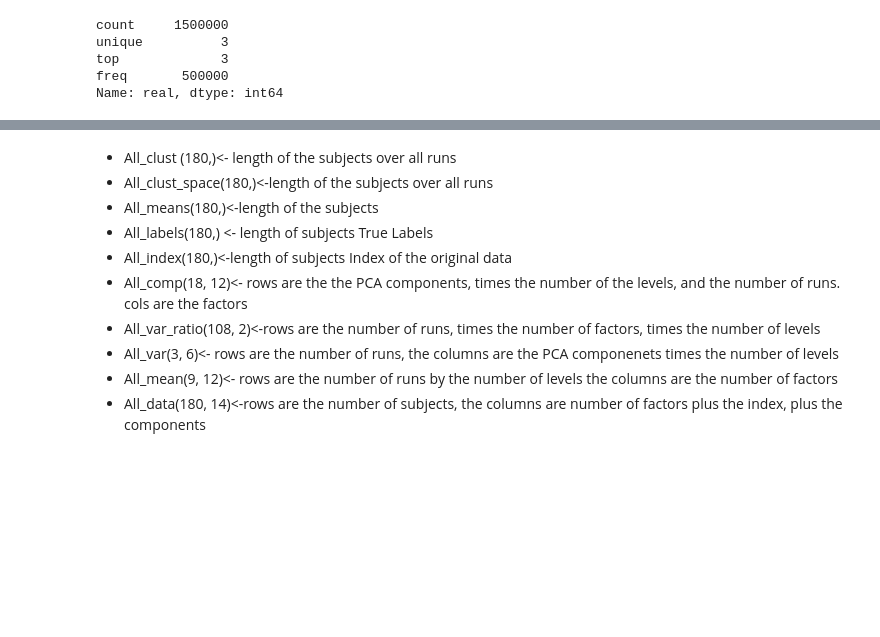
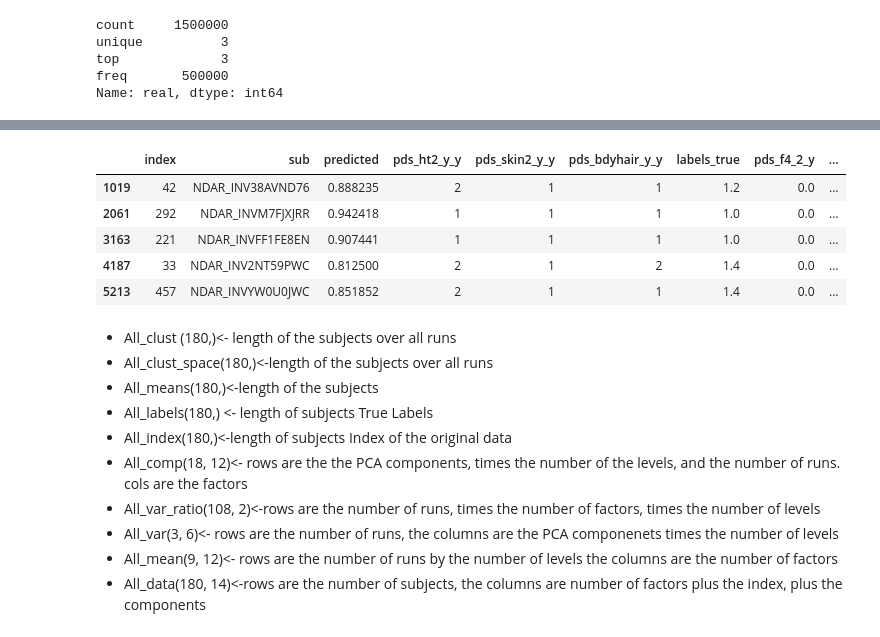
Before and after one commit to grace-shearrer/ABCD, a Jupyter notebook: ohBoy_Kmeans.ipynb, the cells around one changed output, grey strips where cells are left out. Drawn from its saved outputs; the diff is of its cells as text; code cells hidden in the pictures; blank space fills up the shorter version.

```diff
--- a/ohBoy_Kmeans.ipynb
+++ b/ohBoy_Kmeans.ipynb
@@ -741 +765,38 @@ total_g.to_csv('/Users/gracer/Google Drive/ABCD/important_txt/male_puberty_ana.c
+# %%
+# identify the columns we want to aggregate by; this could
+# equivalently be defined as list(df.columns[0:3])
+group_cols = ['sub']
+# identify the columns which we want to average; this could
+# equivalently be defined as list(df.columns[4:])
+metric_cols = ['predicted', 'real', u'pds_ht2_y_x',
+       'pds_skin2_y_x', 'pds_bdyhair_y_x','pds_m4_y_x', 'pds_m5_y_x',
+       'interview_age_x', 'anthroheightcalc_x', 'anthroweightcalc_x',
+       'anthro_waist_cm_x','hormone_scr_dhea_mean_x',
+       'hormone_scr_hse_mean_x', 'pds_ht2_y_y', 'pds_skin2_y_y',
+       'pds_bdyhair_y_y', 'labels_true', 'pds_f4_2_y', 'pds_f5_y',
+       'pds_m4_y_y', 'pds_m5_y_y', 'interview_age_y', 'gender',
+       'anthroheightcalc_y', 'anthroweightcalc_y', 'anthro_waist_cm_y',
+       'hormone_scr_dhea_mean_y', 'hormone_scr_hse_mean_y',
+       'hormone_scr_ert_mean', 'sex']
+
+# create a new DataFrame with a MultiIndex consisting of the group_cols
+# and a column for the mean of each column in metric_cols
+aggs = total_g.groupby(group_cols)[metric_cols].mean()
+# remove the metric_cols from df because we are going to replace them
+# with the means in aggs
+total_g.drop(metric_cols, axis=1, inplace=True)
+# dedupe to leave only one row with each combination of group_cols
+# in df
+total_g.drop_duplicates(subset=group_cols, keep='last', inplace=True)
+# add the mean columns from aggs into df
+df = total_g.merge(right=aggs, right_index=True, left_on=group_cols, how='right')
+# %%
+df.head()
+# %% [output]
+|  | index | sub | predicted | pds_ht2_y_y | pds_skin2_y_y | pds_bdyhair_y_y | labels_true | pds_f4_2_y | ... |
+| 1019 | 42 | NDAR_INV38AVND76 | 0.888235 | 2 | 1 | 1 | 1.2 | 0.0 | ... |
+| 2061 | 292 | NDAR_INVM7FJXJRR | 0.942418 | 1 | 1 | 1 | 1.0 | 0.0 | ... |
+| 3163 | 221 | NDAR_INVFF1FE8EN | 0.907441 | 1 | 1 | 1 | 1.0 | 0.0 | ... |
+| 4187 | 33 | NDAR_INV2NT59PWC | 0.812500 | 2 | 1 | 2 | 1.4 | 0.0 | ... |
+| 5213 | 457 | NDAR_INVYW0U0JWC | 0.851852 | 2 | 1 | 1 | 1.4 | 0.0 | ... |
 # %%
```
Also changed, not shown: parts of 6 cells of this notebook.
